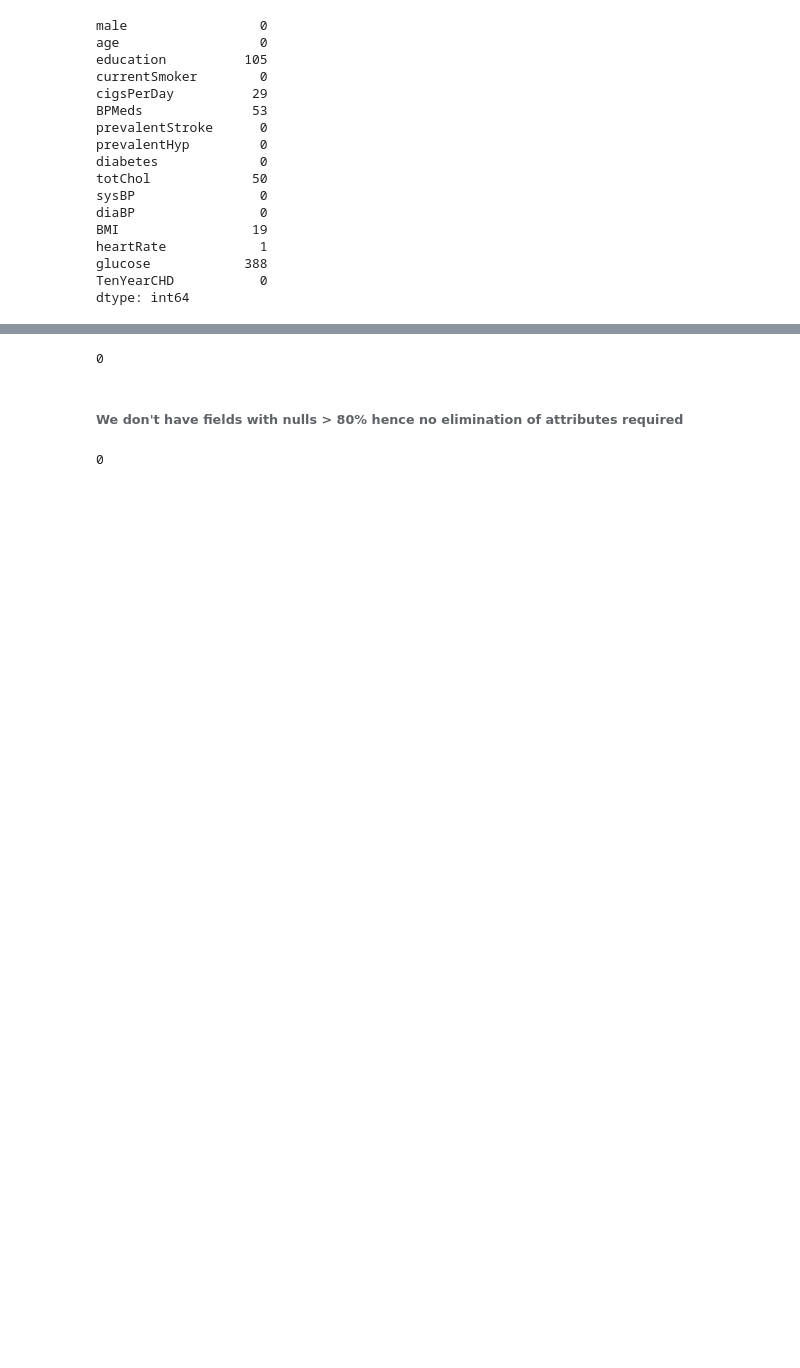
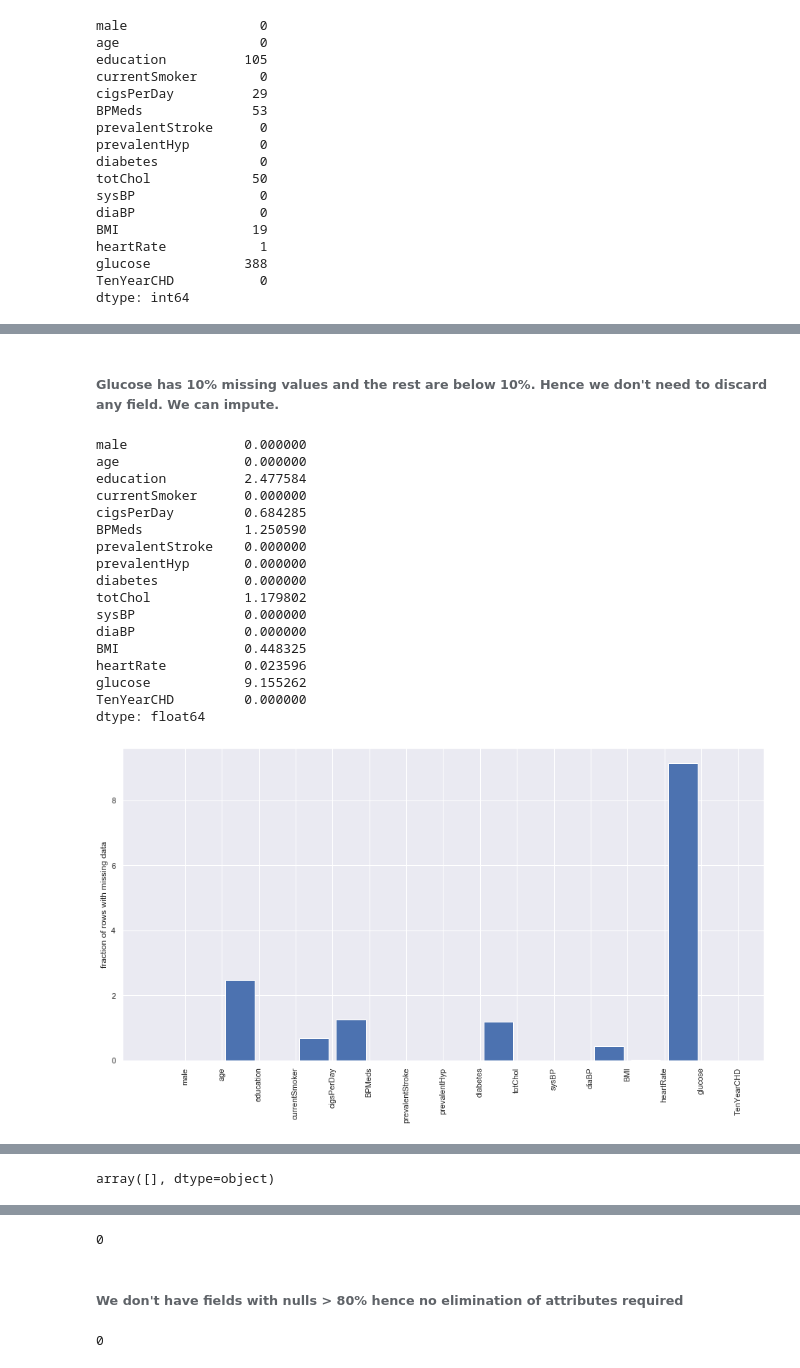
Before and after one commit to bitspilanigroup2/heartdisease, a Jupyter notebook: notebooks/1.0-lalitha-initial-data-exploration.ipynb, the cells around one changed output, grey strips where cells are left out. Saved outputs shown, nothing was run; the diff lists cells and outputs as text; code cells hidden in the pictures; blank space fills up the shorter version.

```diff
--- a/notebooks/1.0-lalitha-initial-data-exploration.ipynb
+++ b/notebooks/1.0-lalitha-initial-data-exploration.ipynb
@@ -59,3 +59,10 @@ heartRate            1
 glucose            388
 TenYearCHD           0
 dtype: int64
+# %%
+#following gives missing value percentage.
+def getMissingCount(data):
+    missingCount = data.isnull().sum() * 100/ len(data)
+    return missingCount
+
+getMissingCount(df)
@@ -61,0 +87,47 @@ dtype: int64
+# %% [markdown]
+###### Glucose has 10% missing values and the rest are below 10%. Hence we don't need to discard any field. We can impute.
+# %%
+def visualizeMissingValue(data):
+    missingCount = getMissingCount(data)
+    #missingCount = data.isnull().sum()/ len(data)
+    print(missingCount)
+    plt.figure(figsize=(16, 8))
+    plt.xticks(np.arange(len(missingCount)) + 0.5, missingCount.index, rotation='vertical')
+    plt.ylabel('fraction of rows with missing data')
+    plt.bar(np.arange(len(missingCount)), missingCount)
+    plt.show()
+
+    plt.figure(figsize=(15, 20))
+    sns.heatmap(pd.DataFrame(data.isnull().sum() / data.shape[0] * 100), annot=True,
+    cmap=sns.color_palette("cool"), linewidth=1, linecolor="white")
+    plt.title("Cancer Mortality")
+    plt.show()
+# missingColumn = data.columns[data.isna().any()].tolist()
+# print(missingColumn)
+# msno.matrix(data.loc[:,['PctPrivateCoverageAlone']])
+# msno.bar(data.loc[:,['PctPrivateCoverageAlone']], color="blue", log=False, figsize=(30, 18))
+# msno.heatmap(data[missingColumn], figsize=(20, 20))
+#except Exception as exp:
+#err = self.errObj.handleErr(str(exp))
+#print(str(err))
+
+visualizeMissingValue(df)
+# %% [output]
+male               0.000000
+age                0.000000
+education          2.477584
+currentSmoker      0.000000
+cigsPerDay         0.684285
+BPMeds             1.250590
+prevalentStroke    0.000000
+prevalentHyp       0.000000
+diabetes           0.000000
+totChol            1.179802
+sysBP              0.000000
+diaBP              0.000000
+BMI                0.448325
+heartRate          0.023596
+glucose            9.155262
+TenYearCHD         0.000000
+dtype: float64
+[figure, added]
@@ -61,0 +135,21 @@ dtype: int64
+# %%
+def identifyColsToDrop(data, threshold=30.0):
+    missingCols = getMissingCount(data)
+    colsToDrop = missingCols[missingCols > threshold].index.values
+    #colsToDrop = [col for (col, perc) in missingCols[missingCols > threshold].items()]
+    return colsToDrop
+#except Exception as exp:
+#err = self.errObj.handleErr(str(exp))
+#print(str(err))
+
+def dropColumn(data, threshold):
+    colsToDrop = self.identifyColsToDrop(data, threshold)
+    data1 = data.drop(colsToDrop,axis=1)
+    return data1
+#except Exception as exp:
+#err = self.errObj.handleErr(str(exp))
+#print(str(err))
+
+identifyColsToDrop(df)
+# %% [output]
+array([], dtype=object)
```
Also changed, not shown: parts of 12 cells of this notebook.
